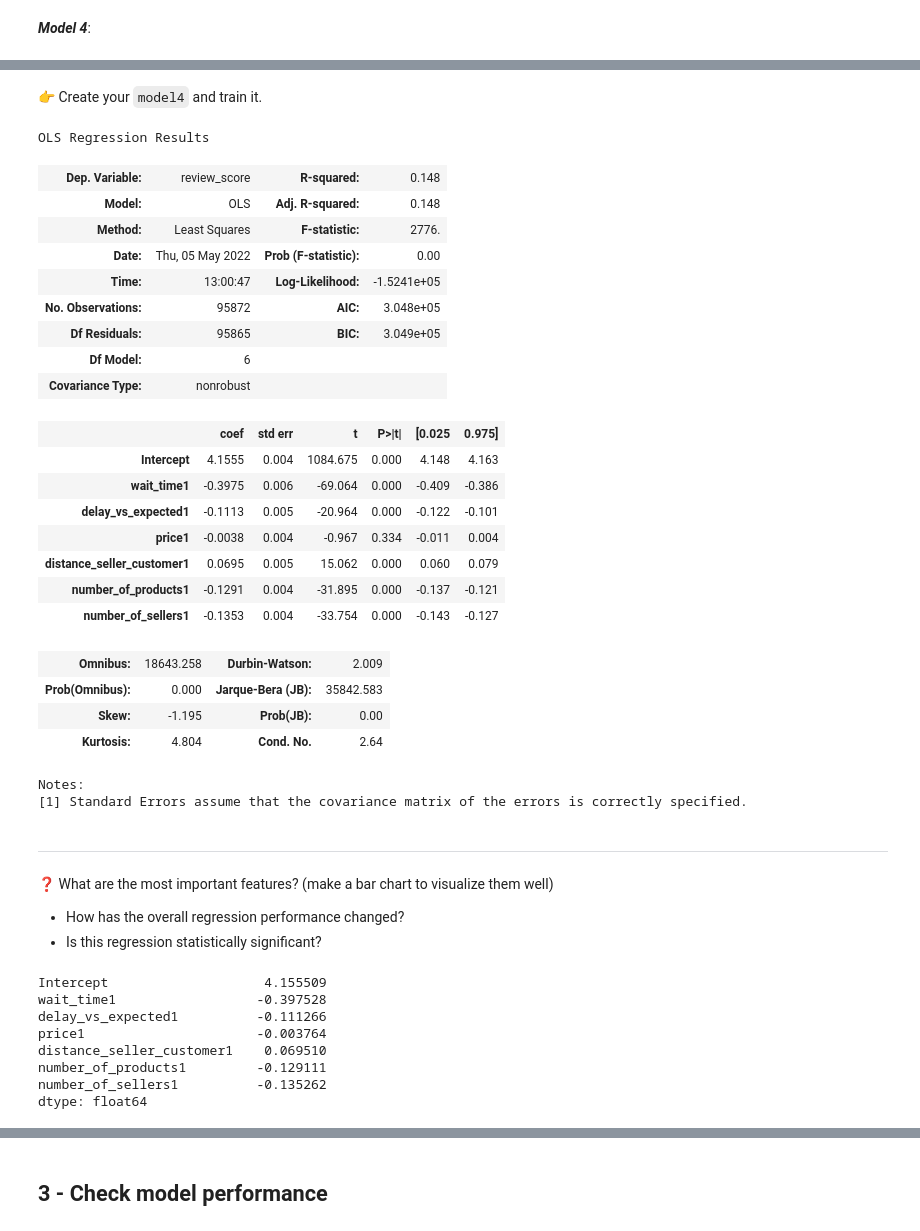
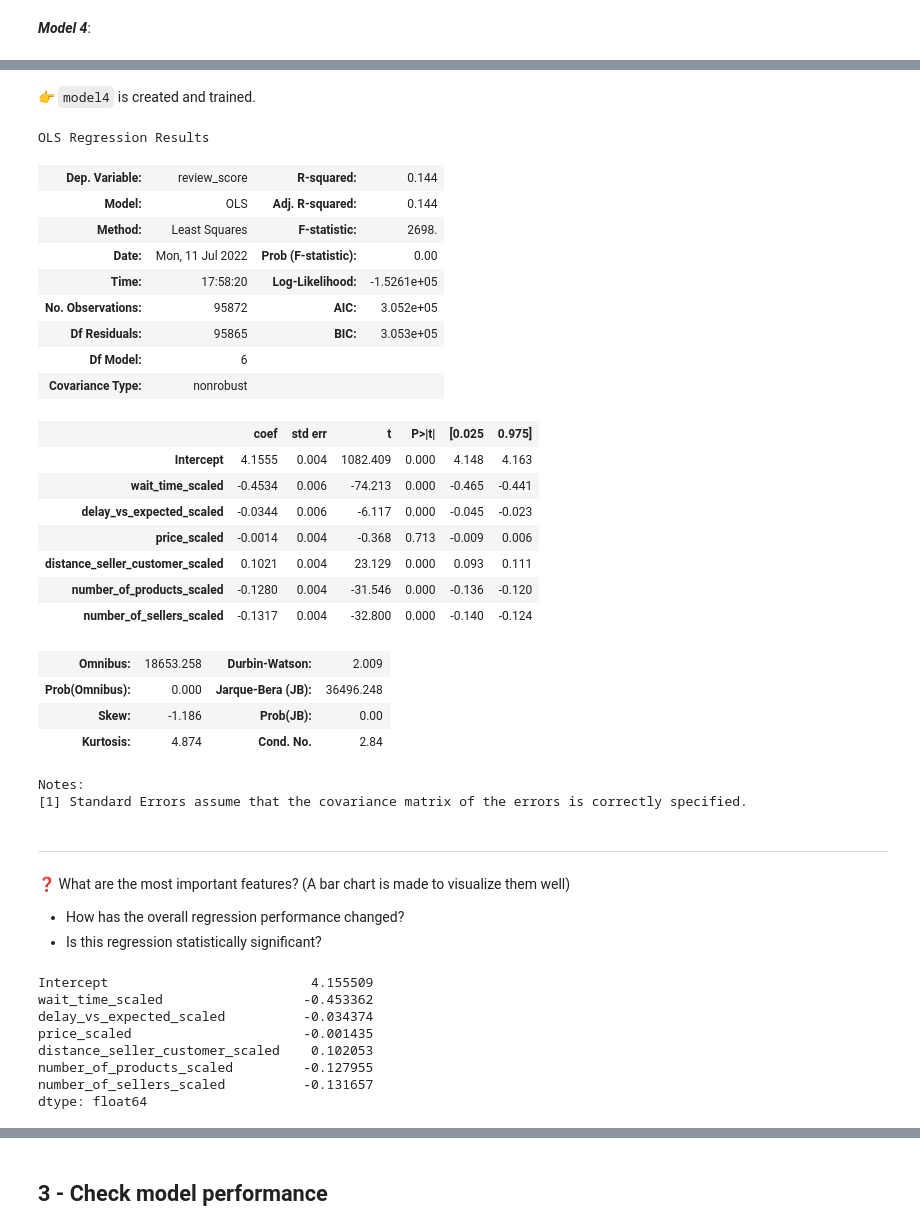
Before and after one commit to chongxe1991/olist_data_analysis, a Jupyter notebook: orders_regression.ipynb, the cells around one changed output, grey strips where cells are left out. Cells and saved outputs as stored; diff of their text form; code cells hidden in the pictures.

```diff
--- a/orders_regression.ipynb
+++ b/orders_regression.ipynb
@@ -21 +16,3 @@ orders = Order().get_training_data(with_distance_seller_customer=True)
+# %%
+orders = Order().get_training_data()
 # %% [markdown]
@@ -204,10 +173,16 @@ orders
 # %%
-orders["wait_time1"] = (orders["wait_time"] - orders["wait_time"].mean())/orders["wait_time"].std()
-orders["delay_vs_expected1"] = (orders["delay_vs_expected"] - orders["delay_vs_expected"].mean())/orders["delay_vs_expected"].std()
-orders["price1"] = (orders["price"] - orders["price"].mean())/orders["price"].std()
-orders["distance_seller_customer1"] = (orders["distance_seller_customer"] - orders["distance_seller_customer"].mean())/orders["distance_seller_customer"].std()
-orders["number_of_products1"] = (orders["number_of_products"] - orders["number_of_products"].mean())/orders["number_of_products"].std()
-orders["number_of_sellers1"] = (orders["number_of_sellers"] - orders["number_of_sellers"].mean())/orders["number_of_sellers"].std()
+orders["wait_time_scaled"] = (orders["wait_time"] - orders["wait_time"].mean())/orders["wait_time"].std()
+
+orders["delay_vs_expected_scaled"] = (orders["delay_vs_expected"] - orders["delay_vs_expected"].mean())/orders["delay_vs_expected"].std()
+
+orders["price_scaled"] = (orders["price"] - orders["price"].mean())/orders["price"].std()
+
+orders["distance_seller_customer_scaled"] = (orders["distance_seller_customer"] - orders["distance_seller_customer"].mean())/orders["distance_seller_customer"].std()
+
+orders["number_of_products_scaled"] = (orders["number_of_products"] - orders["number_of_products"].mean())/orders["number_of_products"].std()
+
+orders["number_of_sellers_scaled"] = (orders["number_of_sellers"] - orders["number_of_sellers"].mean())/orders["number_of_sellers"].std()
+
 orders
 # %% [output]
 |  | order_id | wait_time | expected_wait_time | delay_vs_expected | order_status | dim_is_five_star | ... |
@@ -225,49 +200,51 @@ orders
 95872 rows × 19 columns
 # %% [markdown]
-👉 Create your `model4` and train it.
+👉 `model4` is created and trained.
 # %%
-model4 = smf.ols(formula = "review_score ~ wait_time1 + delay_vs_expected1 + price1 + distance_seller_customer1 + number_of_products1 + number_of_sellers1", data = orders)
+model4 = smf.ols(formula = "review_score ~ wait_time_scaled + delay_vs_expected_scaled + price_scaled + distance_seller_customer_scaled + number_of_products_scaled + number_of_sellers_scaled", data = orders)
+
 model4 = model4.fit()
+
 model4.summary()
 # %% [output]
 OLS Regression Results
-| Dep. Variable: | review_score | R-squared: | 0.148 |
-| Model: | OLS | Adj. R-squared: | 0.148 |
-| Method: | Least Squares | F-statistic: | 2776. |
-| Date: | Thu, 05 May 2022 | Prob (F-statistic): | 0.00 |
-| Time: | 13:00:47 | Log-Likelihood: | -1.5241e+05 |
-| No. Observations: | 95872 | AIC: | 3.048e+05 |
-| Df Residuals: | 95865 | BIC: | 3.049e+05 |
+| Dep. Variable: | review_score | R-squared: | 0.144 |
+| Model: | OLS | Adj. R-squared: | 0.144 |
+| Method: | Least Squares | F-statistic: | 2698. |
+| Date: | Mon, 11 Jul 2022 | Prob (F-statistic): | 0.00 |
+| Time: | 17:58:20 | Log-Likelihood: | -1.5261e+05 |
+| No. Observations: | 95872 | AIC: | 3.052e+05 |
+| Df Residuals: | 95865 | BIC: | 3.053e+05 |
 | Df Model: | 6 |  |  |
 | Covariance Type: | nonrobust |  |  |
 |  | coef | std err | t | P>|t| | [0.025 | 0.975] |
-| Intercept | 4.1555 | 0.004 | 1084.675 | 0.000 | 4.148 | 4.163 |
-| wait_time1 | -0.3975 | 0.006 | -69.064 | 0.000 | -0.409 | -0.386 |
-| delay_vs_expected1 | -0.1113 | 0.005 | -20.964 | 0.000 | -0.122 | -0.101 |
-| price1 | -0.0038 | 0.004 | -0.967 | 0.334 | -0.011 | 0.004 |
-| distance_seller_customer1 | 0.0695 | 0.005 | 15.062 | 0.000 | 0.060 | 0.079 |
-| number_of_products1 | -0.1291 | 0.004 | -31.895 | 0.000 | -0.137 | -0.121 |
-| number_of_sellers1 | -0.1353 | 0.004 | -33.754 | 0.000 | -0.143 | -0.127 |
+| Intercept | 4.1555 | 0.004 | 1082.409 | 0.000 | 4.148 | 4.163 |
+| wait_time_scaled | -0.4534 | 0.006 | -74.213 | 0.000 | -0.465 | -0.441 |
+| delay_vs_expected_scaled | -0.0344 | 0.006 | -6.117 | 0.000 | -0.045 | -0.023 |
+| price_scaled | -0.0014 | 0.004 | -0.368 | 0.713 | -0.009 | 0.006 |
+| distance_seller_customer_scaled | 0.1021 | 0.004 | 23.129 | 0.000 | 0.093 | 0.111 |
+| number_of_products_scaled | -0.1280 | 0.004 | -31.546 | 0.000 | -0.136 | -0.120 |
+| number_of_sellers_scaled | -0.1317 | 0.004 | -32.800 | 0.000 | -0.140 | -0.124 |
-| Omnibus: | 18643.258 | Durbin-Watson: | 2.009 |
-| Prob(Omnibus): | 0.000 | Jarque-Bera (JB): | 35842.583 |
-| Skew: | -1.195 | Prob(JB): | 0.00 |
-| Kurtosis: | 4.804 | Cond. No. | 2.64 |
+| Omnibus: | 18653.258 | Durbin-Watson: | 2.009 |
+| Prob(Omnibus): | 0.000 | Jarque-Bera (JB): | 36496.248 |
+| Skew: | -1.186 | Prob(JB): | 0.00 |
+| Kurtosis: | 4.874 | Cond. No. | 2.84 |
 Notes:
 [1] Standard Errors assume that the covariance matrix of the errors is correctly specified.
 # %% [markdown]
 ---
-❓ What are the most important features? (make a bar chart to visualize them well)
+❓ What are the most important features? (A bar chart is made to visualize them well)
 - How has the overall regression performance changed?
 - Is this regression statistically significant?
 # %%
 model4.params
 # %% [output]
-Intercept                    4.155509
-wait_time1                  -0.397528
-delay_vs_expected1          -0.111266
-price1                      -0.003764
-distance_seller_customer1    0.069510
-number_of_products1         -0.129111
-number_of_sellers1          -0.135262
+Intercept                          4.155509
+wait_time_scaled                  -0.453362
+delay_vs_expected_scaled          -0.034374
+price_scaled                      -0.001435
+distance_seller_customer_scaled    0.102053
+number_of_products_scaled         -0.127955
+number_of_sellers_scaled          -0.131657
 dtype: float64
 # %%
```
Also changed, not shown: parts of 38 cells of this notebook.
